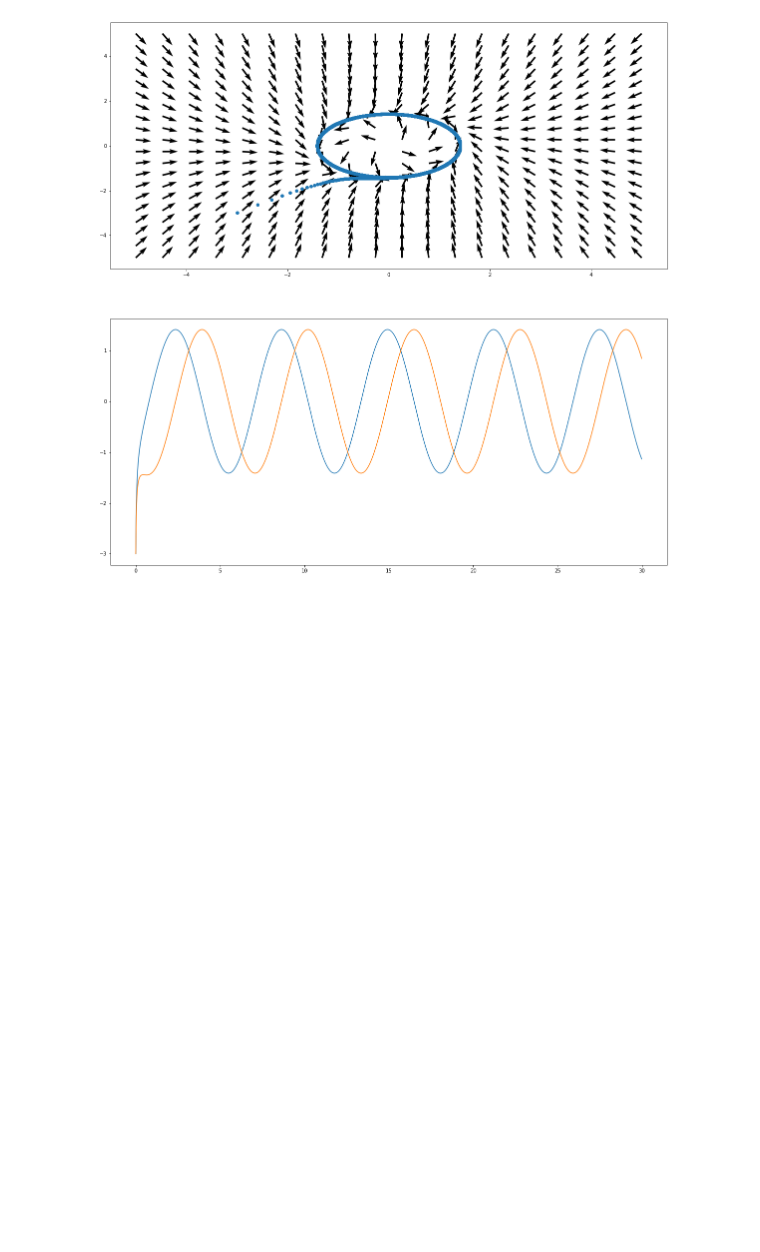
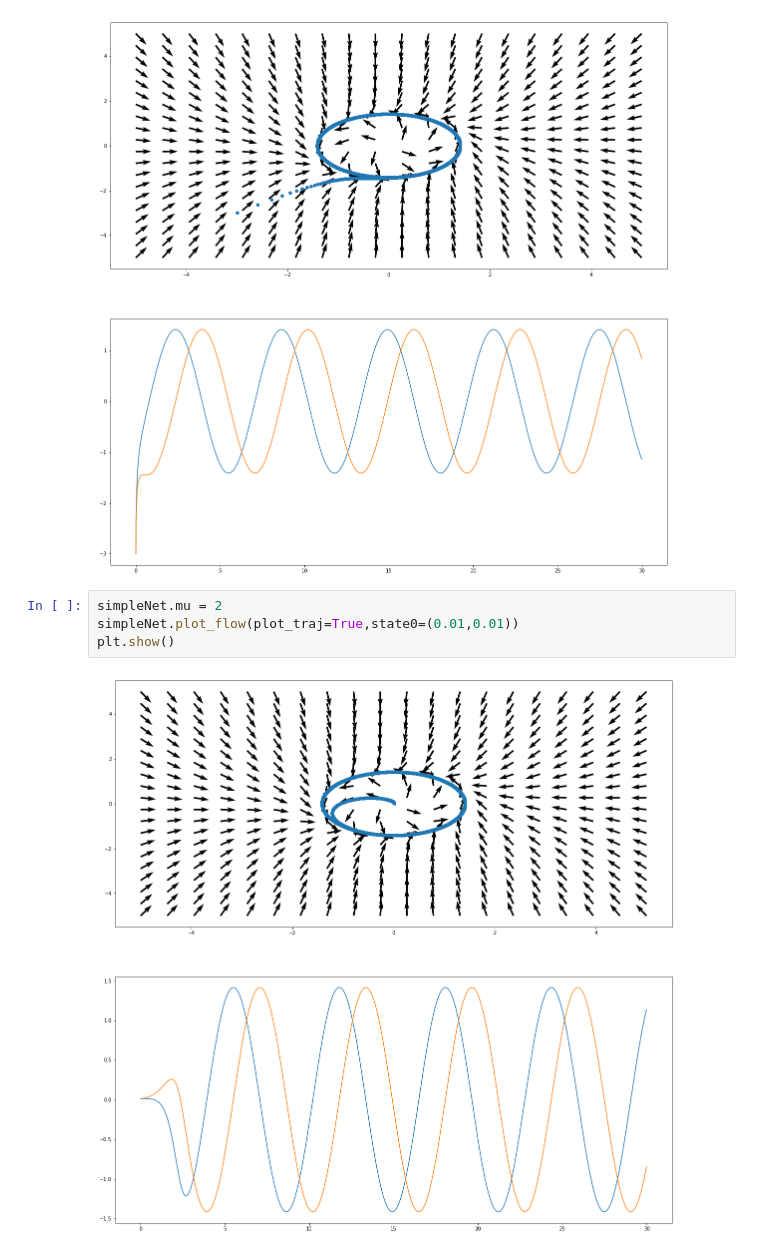
Before and after one commit to virati/VisualizeDynamics, a Jupyter notebook: Hopf_Basics.ipynb, the cells around one changed output. Cells and saved outputs as stored; diff of their text form; blank space fills up the shorter version.

```diff
--- a/Hopf_Basics.ipynb
+++ b/Hopf_Basics.ipynb
@@ -71,3 +71,9 @@ simpleNet.plot_flow(plot_traj=True,state0=(-3,-3))
 plt.show()
 # %% [output]
 [figure]
+# %%
+simpleNet.mu = 2
+simpleNet.plot_flow(plot_traj=True,state0=(0.01,0.01))
+plt.show()
+# %% [output]
+[figure, added]
```
Also changed, not shown: parts of 1 cell of this notebook, 1 other file.
